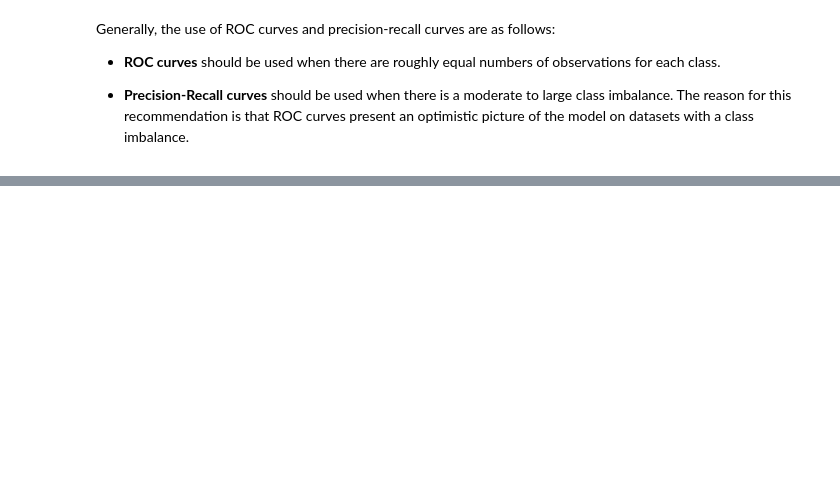
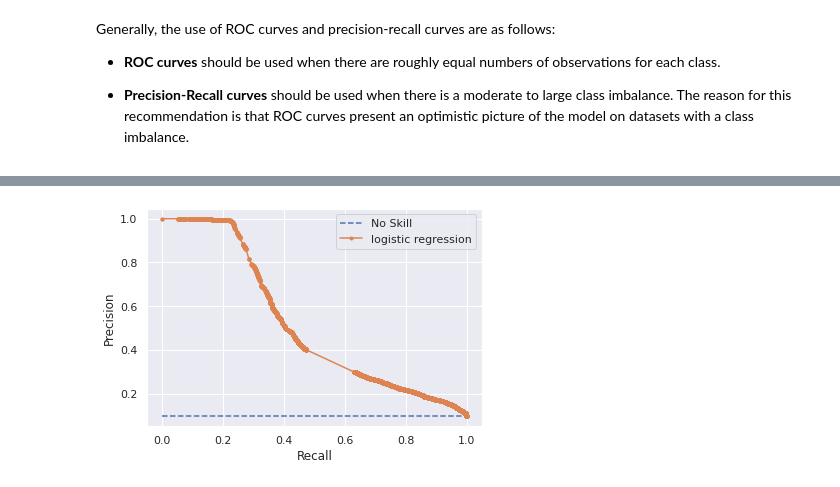
Before and after one commit to marabian/toxic-comment-classification, a Jupyter notebook: toxic-comment-classification.ipynb, the cells around one changed output, grey strips where cells are left out. Cells and saved outputs as stored; diff of their text form; code cells hidden in the pictures; blank space fills up the shorter version.

```diff
--- a/toxic-comment-classification.ipynb
+++ b/toxic-comment-classification.ipynb
@@ -568,0 +646,21 @@ Generally, the use of ROC curves and precision-recall curves are as follows:
+# %%
+from sklearn.metrics import precision_recall_curve
+
+def plot_pr_curve(y_actual, y_probs, label=None):
+    # get precisions, recalls, thresholds
+    precisions, recalls, thresholds = precision_recall_curve(y_actual, y_probs)
+
+    # plot the precision-recall curves
+    no_skill = len(y_actual[y_actual==1]) / len(y_actual)
+    plt.plot([0, 1], [no_skill, no_skill], linestyle='--', label='No Skill')
+    plt.plot(recalls, precisions, marker='.', label=label)
+
+    # axis labels
+    plt.xlabel('Recall')
+    plt.ylabel('Precision')
+
+    # show the legend
+    plt.legend()
+
+    # show the plot
+    plt.show()
@@ -568,0 +718,4 @@ Generally, the use of ROC curves and precision-recall curves are as follows:
+# %%
+plot_pr_curve(test.toxic, y_test_probs, 'logistic regression')
+# %% [output]
+[figure, added]
```
Also changed, not shown: parts of 74 cells of this notebook.
